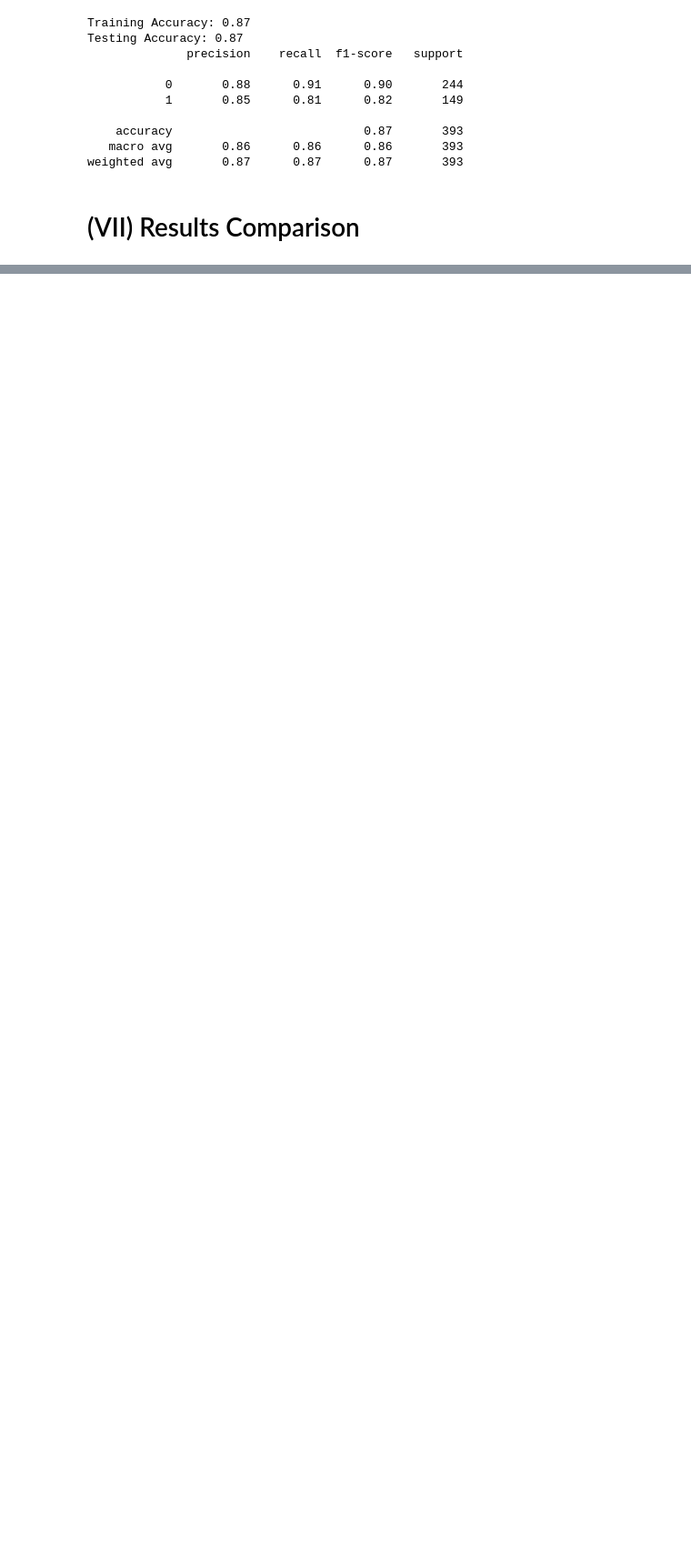
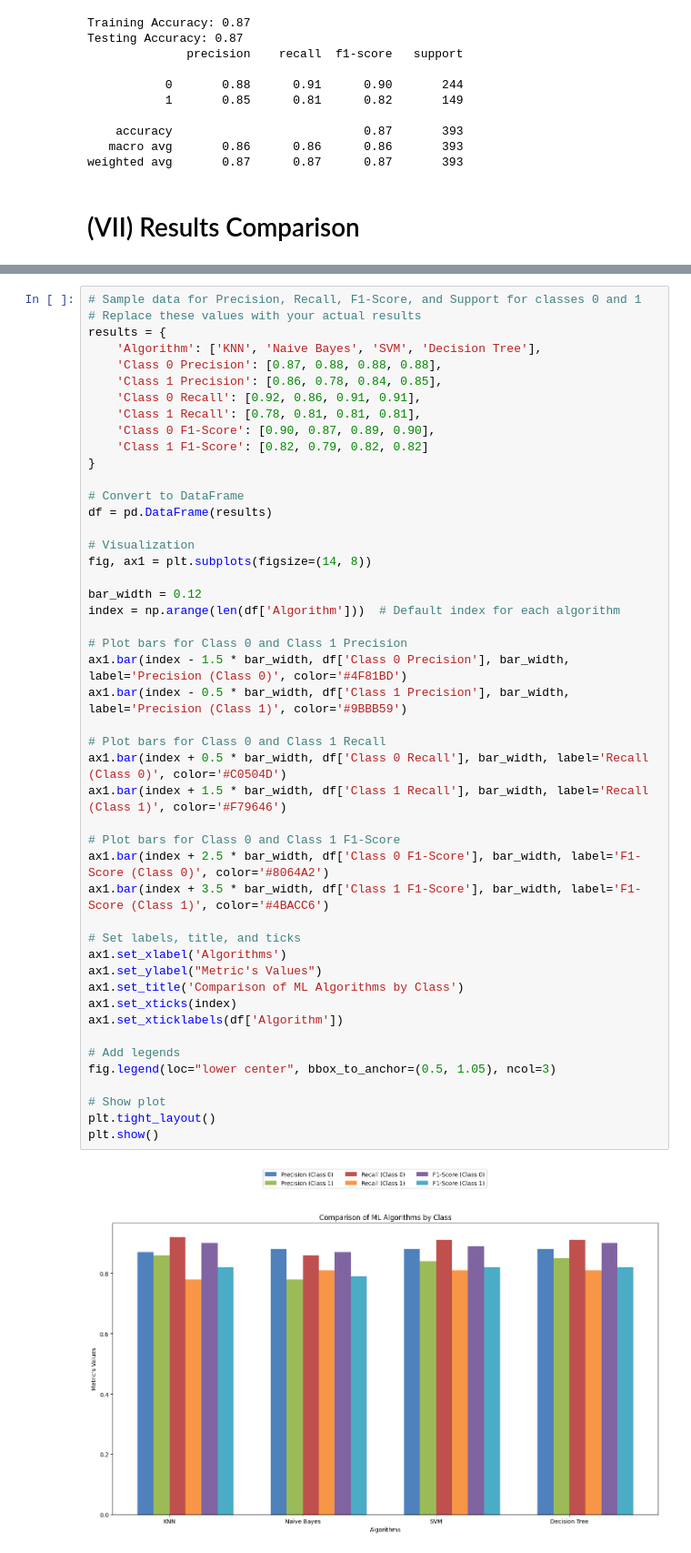
Before and after one commit to AhmedMohamady1/Titanic-Survivors-Prediction, a Jupyter notebook: main.ipynb, the cells around one changed output, grey strips where cells are left out. Shown at 91% size. Saved outputs shown, nothing was run; the diff lists cells and outputs as text; blank space fills up the shorter version.

Commit message:
Created using Colab
Added full comparison between all 4 algorithms and their respective features (precision, recall, and f1-score)

Marked down the observations made for the Decision Tree algorithm

```diff
--- a/main.ipynb
+++ b/main.ipynb
@@ -665,0 +686,49 @@ plt.show()
+# %%
+# Sample data for Precision, Recall, F1-Score, and Support for classes 0 and 1
+# Replace these values with your actual results
+results = {
+    'Algorithm': ['KNN', 'Naive Bayes', 'SVM', 'Decision Tree'],
+    'Class 0 Precision': [0.87, 0.88, 0.88, 0.88],
+    'Class 1 Precision': [0.86, 0.78, 0.84, 0.85],
+    'Class 0 Recall': [0.92, 0.86, 0.91, 0.91],
+    'Class 1 Recall': [0.78, 0.81, 0.81, 0.81],
+    'Class 0 F1-Score': [0.90, 0.87, 0.89, 0.90],
+    'Class 1 F1-Score': [0.82, 0.79, 0.82, 0.82]
+}
+
+# Convert to DataFrame
+df = pd.DataFrame(results)
+
+# Visualization
+fig, ax1 = plt.subplots(figsize=(14, 8))
+
+bar_width = 0.12
+index = np.arange(len(df['Algorithm']))  # Default index for each algorithm
+
+# Plot bars for Class 0 and Class 1 Precision
+ax1.bar(index - 1.5 * bar_width, df['Class 0 Precision'], bar_width, label='Precision (Class 0)', color='#4F81BD')
+ax1.bar(index - 0.5 * bar_width, df['Class 1 Precision'], bar_width, label='Precision (Class 1)', color='#9BBB59')
+
+# Plot bars for Class 0 and Class 1 Recall
+ax1.bar(index + 0.5 * bar_width, df['Class 0 Recall'], bar_width, label='Recall (Class 0)', color='#C0504D')
+ax1.bar(index + 1.5 * bar_width, df['Class 1 Recall'], bar_width, label='Recall (Class 1)', color='#F79646')
+
+# Plot bars for Class 0 and Class 1 F1-Score
+ax1.bar(index + 2.5 * bar_width, df['Class 0 F1-Score'], bar_width, label='F1-Score (Class 0)', color='#8064A2')
+ax1.bar(index + 3.5 * bar_width, df['Class 1 F1-Score'], bar_width, label='F1-Score (Class 1)', color='#4BACC6')
+
+# Set labels, title, and ticks
+ax1.set_xlabel('Algorithms')
+ax1.set_ylabel("Metric's Values")
+ax1.set_title('Comparison of ML Algorithms by Class')
+ax1.set_xticks(index)
+ax1.set_xticklabels(df['Algorithm'])
+
+# Add legends
+fig.legend(loc="lower center", bbox_to_anchor=(0.5, 1.05), ncol=3)
+
+# Show plot
+plt.tight_layout()
+plt.show()
+# %% [output]
+[figure, added]
```
Also changed, not shown: parts of 5 cells of this notebook.
